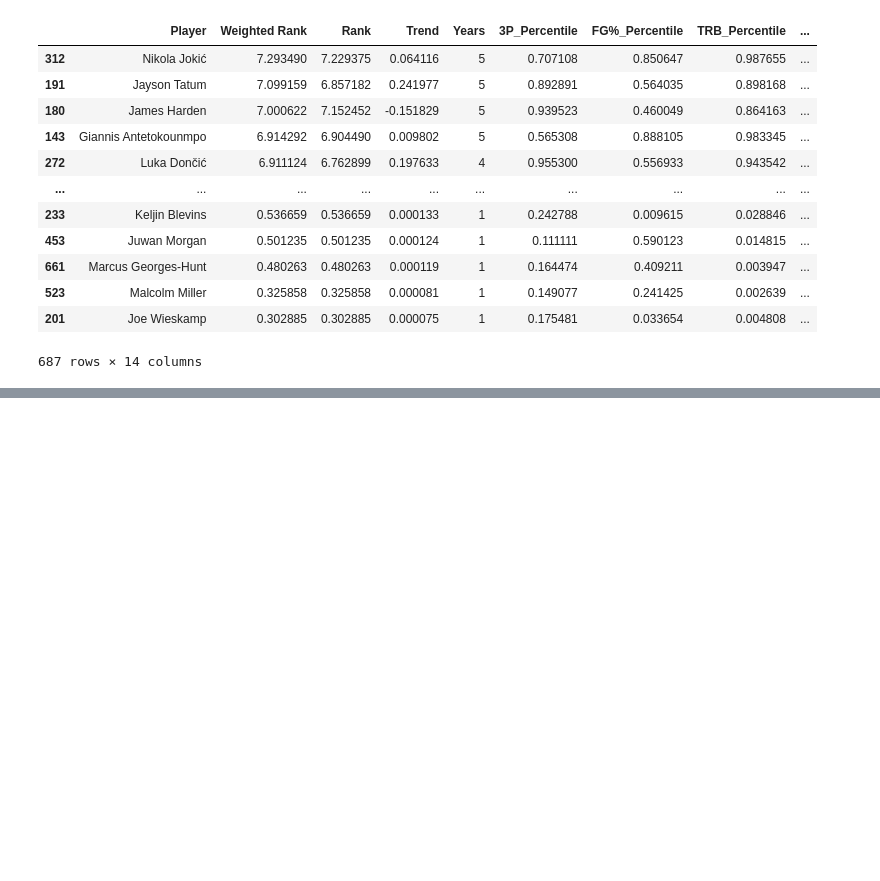
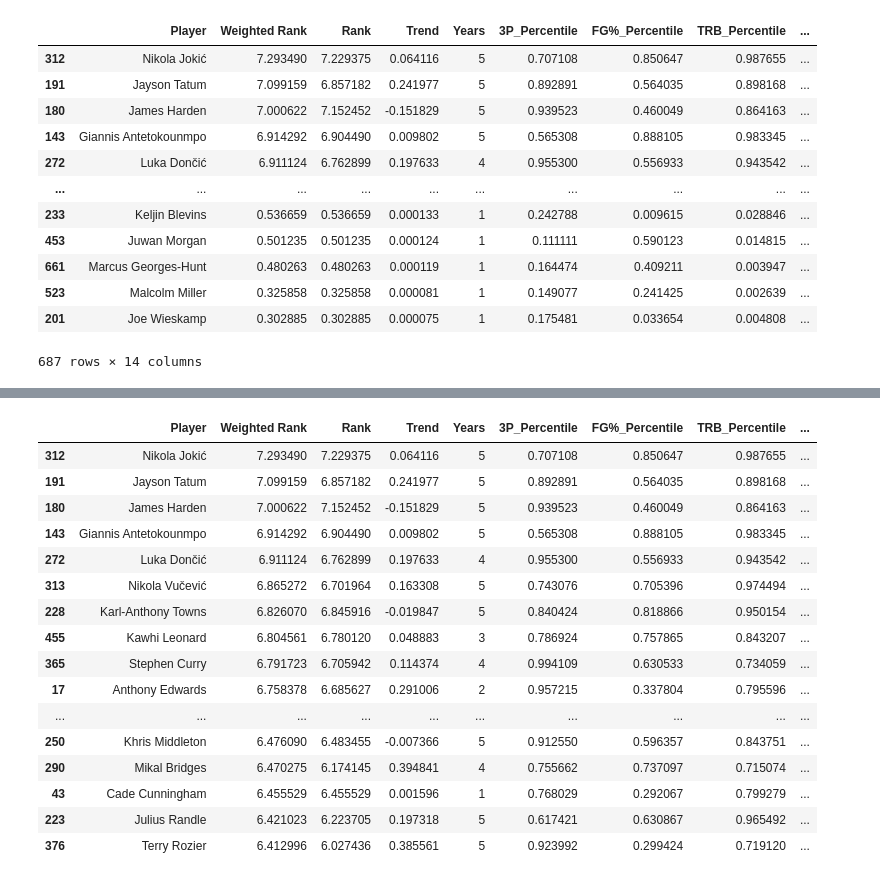
Before and after one commit to mdbinger/Fantasy-Sports-Projections, a Jupyter notebook: Fantasy_Basketball/nba_stats.ipynb, the cells around one changed output, grey strips where cells are left out. Cells and saved outputs as stored; diff of their text form; code cells hidden in the pictures; blank space fills up the shorter version.

```diff
--- a/Fantasy_Basketball/nba_stats.ipynb
+++ b/Fantasy_Basketball/nba_stats.ipynb
@@ -351,0 +374,20 @@ position_filter('C')
+# %%
+drafted('Lebron James')
+# %% [output]
+|  | Player | Weighted Rank | Rank | Trend | Years | 3P_Percentile | FG%_Percentile | TRB_Percentile | ... |
+| 312 | Nikola Jokić | 7.293490 | 7.229375 | 0.064116 | 5 | 0.707108 | 0.850647 | 0.987655 | ... |
+| 191 | Jayson Tatum | 7.099159 | 6.857182 | 0.241977 | 5 | 0.892891 | 0.564035 | 0.898168 | ... |
+| 180 | James Harden | 7.000622 | 7.152452 | -0.151829 | 5 | 0.939523 | 0.460049 | 0.864163 | ... |
+| 143 | Giannis Antetokounmpo | 6.914292 | 6.904490 | 0.009802 | 5 | 0.565308 | 0.888105 | 0.983345 | ... |
+| 272 | Luka Dončić | 6.911124 | 6.762899 | 0.197633 | 4 | 0.955300 | 0.556933 | 0.943542 | ... |
+| 313 | Nikola Vučević | 6.865272 | 6.701964 | 0.163308 | 5 | 0.743076 | 0.705396 | 0.974494 | ... |
+| 228 | Karl-Anthony Towns | 6.826070 | 6.845916 | -0.019847 | 5 | 0.840424 | 0.818866 | 0.950154 | ... |
+| 455 | Kawhi Leonard | 6.804561 | 6.780120 | 0.048883 | 3 | 0.786924 | 0.757865 | 0.843207 | ... |
+| 365 | Stephen Curry | 6.791723 | 6.705942 | 0.114374 | 4 | 0.994109 | 0.630533 | 0.734059 | ... |
+| 17 | Anthony Edwards | 6.758378 | 6.685627 | 0.291006 | 2 | 0.957215 | 0.337804 | 0.795596 | ... |
+| ... | ... | ... | ... | ... | ... | ... | ... | ... | ... |
+| 250 | Khris Middleton | 6.476090 | 6.483455 | -0.007366 | 5 | 0.912550 | 0.596357 | 0.843751 | ... |
+| 290 | Mikal Bridges | 6.470275 | 6.174145 | 0.394841 | 4 | 0.755662 | 0.737097 | 0.715074 | ... |
+| 43 | Cade Cunningham | 6.455529 | 6.455529 | 0.001596 | 1 | 0.768029 | 0.292067 | 0.799279 | ... |
+| 223 | Julius Randle | 6.421023 | 6.223705 | 0.197318 | 5 | 0.617421 | 0.630867 | 0.965492 | ... |
+| 376 | Terry Rozier | 6.412996 | 6.027436 | 0.385561 | 5 | 0.923992 | 0.299424 | 0.719120 | ... |
```
Also changed, not shown: parts of 87 cells of this notebook.
